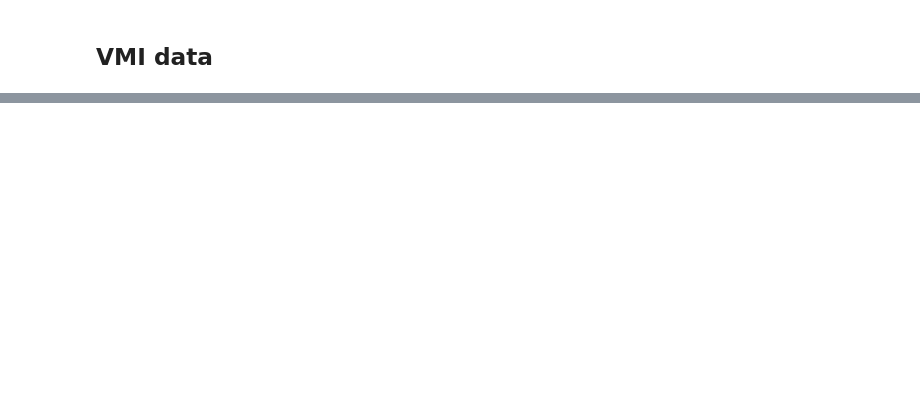
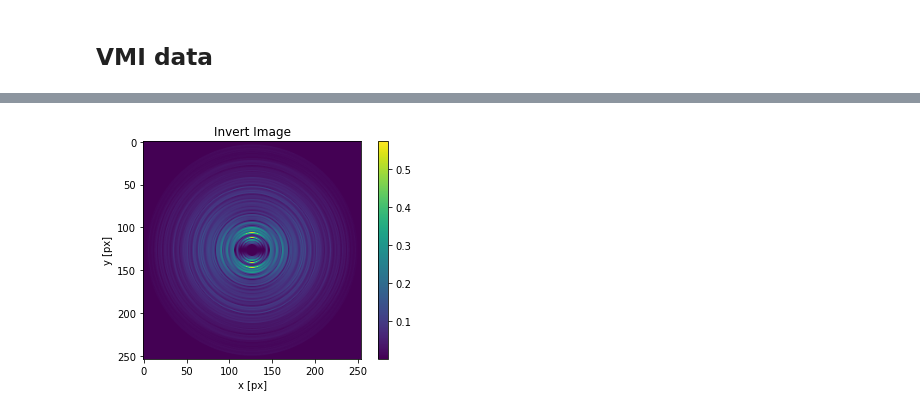
Before and after one commit to SuddhasattwaMandal/FLASH_2021, a Jupyter notebook: timepix/timepix_example.ipynb, the cells around one changed output, grey strips where cells are left out. Cells and saved outputs as stored; diff of their text form; code cells hidden in the pictures; blank space fills up the shorter version.

```diff
--- a/timepix/timepix_example.ipynb
+++ b/timepix/timepix_example.ipynb
@@ -49,0 +90,4 @@ vmi_image.show()
+# %%
+vmi_image.show_mev()
+# %% [output]
+[figure, added]
```
Also changed, not shown: parts of 9 cells of this notebook, 2 other files.
